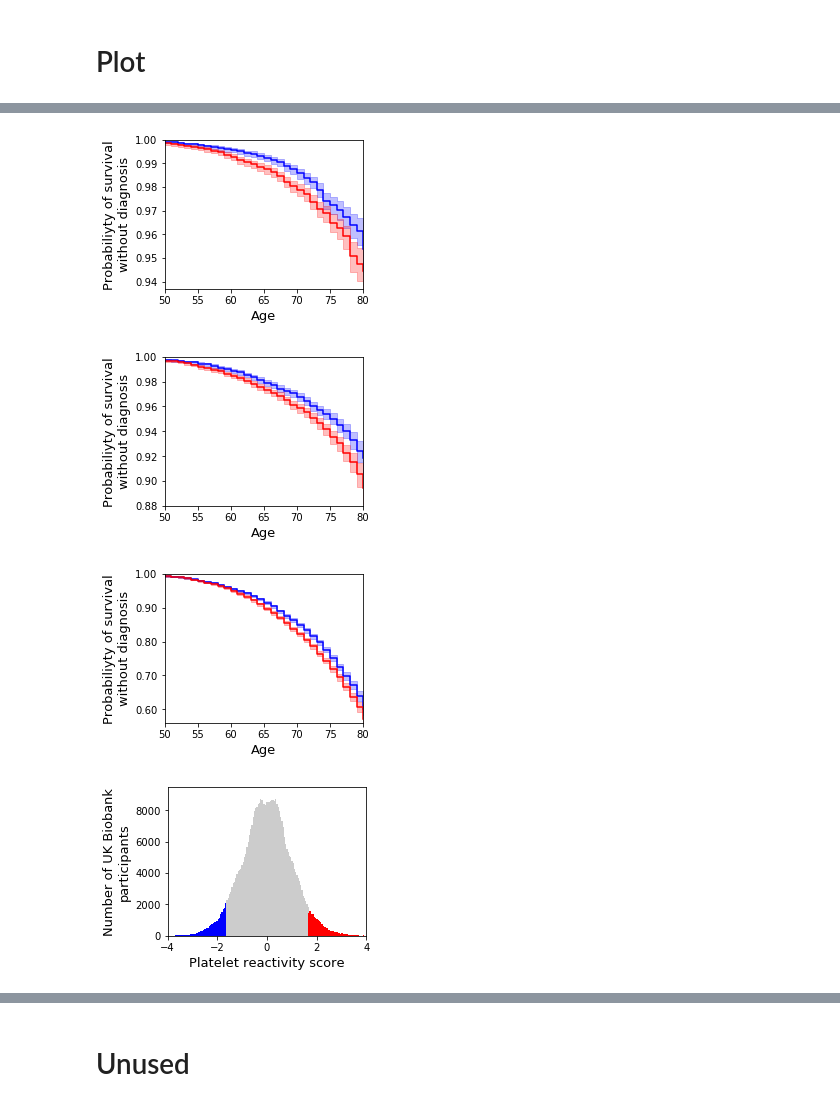
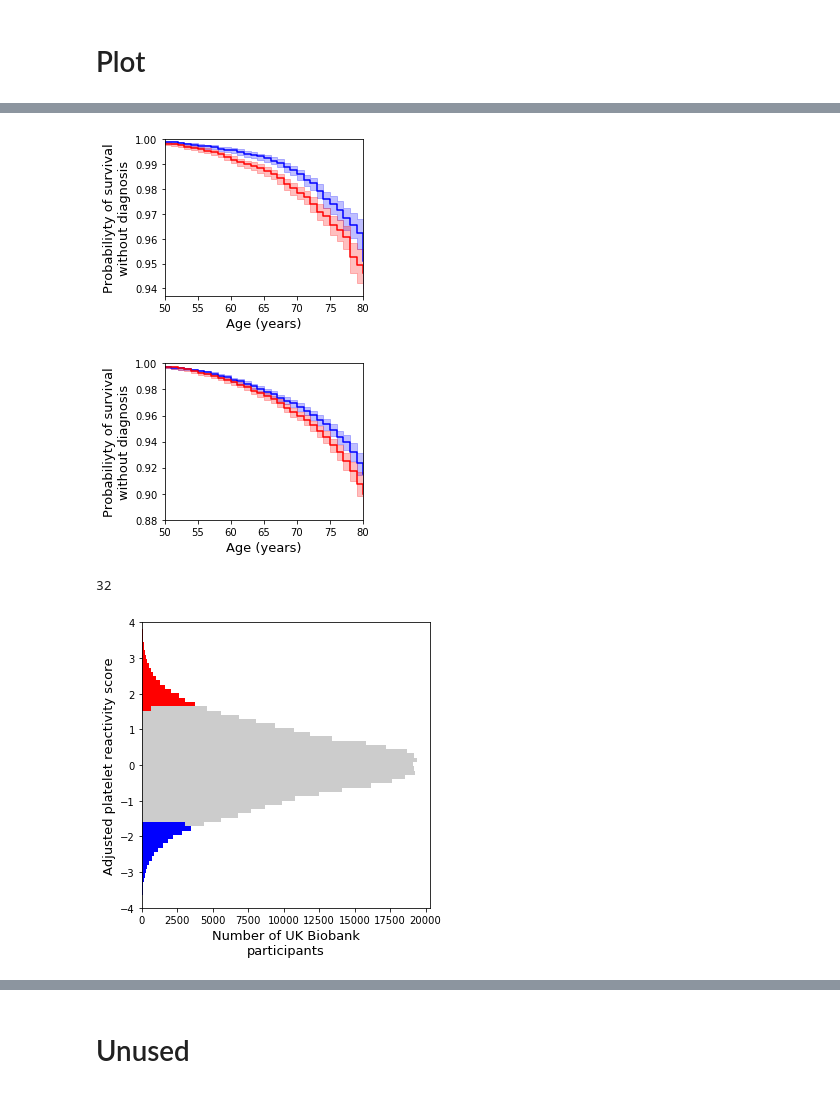
Before and after one commit to hippover/sysmex2pf, a Jupyter notebook: HV-9-UKB Analysis.ipynb, the cells around one changed output, grey strips where cells are left out. Saved outputs shown, nothing was run; the diff lists cells and outputs as text; code cells hidden in the pictures.

```diff
--- a/HV-9-UKB Analysis.ipynb
+++ b/HV-9-UKB Analysis.ipynb
@@ -225,0 +257,2 @@ X.shape
+# %%
+X = X.loc[X[[PLT_FIELD, MPV_FIELD, PCT_FIELD, PDW_FIELD]].isnull().sum(axis=1) == 0]
@@ -907,7 +604,6 @@ dfs = []
 for code in set(already_processed_codes):
     f = code_file(code)
     df = pd.read_csv(f,index_col=0)
-    df["lambda"] = np.log(df["HR"])
     dfs.append(df)
 cox = pd.concat(dfs,axis=0)
 cox.to_csv("%s/cox_results.csv" % run_dir)
@@ -1268 +953,5 @@ from lifelines import KaplanMeierFitter
+# %%
+X["adjusted_score"] = X["best_pval_score_homogenous"] - lm.predict(X[[
+          "SMOKING_RATE",CHOLESTEROL_FIELD,CRP_FIELD,SYSTOLIC_BP_FIELD,HDL_FIELD,SEX_FIELD,
+          PLT_FIELD,MPV_FIELD,PDW_FIELD,PCT_FIELD]])
 # %%
@@ -1314,26 +1004,26 @@ plt.savefig("/home/hv270/sysmex2pf/figures/survival_legend.pdf")
 f = [0.063,0.12,0.44]
 aspect_ratio = 3./4
 import matplotlib.ticker as mtick
-for i, code in enumerate(["I26","I21","I25"]):
+for i, code in enumerate(["I26","I21"]):
 
-    fig, ax = plt.subplots(figsize=(4.,4.))
+    fig, ax = plt.subplots(figsize=(4.,3.))
 
     events = all_ICD10_events.loc[all_ICD10_events.code == code]
 
-    X_ = pd.merge(X[[BIRTH_FIELD,SEX_FIELD, DIABETES_FIELD,"AGE","SMOKING_RATE_bin","CHOLESTEROL_bin"] + list(set(all_basics_ + pc_covars_cols + pheno_cols))],events,left_index=True,right_on="ID",how="left").copy()
+    X_ = pd.merge(X[[BIRTH_FIELD,SEX_FIELD, DIABETES_FIELD,"AGE","SMOKING_RATE_bin","CHOLESTEROL_bin",score_col] + list(set(pc_covars_cols + pheno_cols))],events,left_index=True,right_on="ID",how="left").copy()
     X_["T"] = X_["AGE"].copy().astype(int)
     X_.loc[~X_.AGE_AT_EVENT.isnull(),"T"] = X_.loc[~X_.AGE_AT_EVENT.isnull(),"AGE_AT_EVENT"].astype(int)
     #X_.loc[~X_.AGE_AT_EVENT.isnull(),"T"] = X_.loc[~X_.AGE_AT_EVENT.isnull(),"AGE_AT_EVENT"]
     X_["EVENT"] = ~X_.AGE_AT_EVENT.isnull()*1
     X_ = X_.loc[X_["T"] >= 30]
     assert X_["T"].isnull().sum() == 0
-    ax.set_aspect(aspect_ratio*30/f[i])
+    #ax.set_aspect(aspect_ratio*30/f[i])
     ax.set_ylim((1-f[i],1.))
     ax.set_xlim((50,80))
 
     a = 0.05
-    low = X_["best_pval_score_homogenous"] < X_["best_pval_score_homogenous"].quantile(a)
-    high = X_["best_pval_score_homogenous"] > X_["best_pval_score_homogenous"].quantile(1-a)
+    low = X_[score_col] < X_[score_col].quantile(a)
+    high = X_[score_col] > X_[score_col].quantile(1-a)
 
     kmf_low = KaplanMeierFitter()
     kmf_low.fit(X_.loc[low,"T"],X_.loc[low,"EVENT"])
@@ -1343,7 +1033,7 @@ for i, code in enumerate(["I26","I21","I25"]):
     kmf_high.fit(X_.loc[high,"T"],X_.loc[high,"EVENT"])
     kmf_high.plot_survival_function(loc=slice(50.,80.),label="Top %d%% of score" % int(100*a),legend=False,color="red")
 
-    plt.xlabel("Age",fontsize=13)
+    plt.xlabel("Age (years)",fontsize=13)
     plt.ylabel("Probabiliyty of survival\nwithout diagnosis",fontsize=13)
 
     ax.yaxis.set_major_formatter(mtick.FormatStrFormatter('%.2f'))
@@ -1355,23 +1045,30 @@ for i, code in enumerate(["I26","I21","I25"]):
     #plt.legend()
     #plt.savefig("/home/hv270/sysmex2pf/figures/survival_%s_legend.pdf" % code)
 # %% [output]
-[figure, old version]
+[figure, new version]
-[figure, old version]
+[figure, new version]
-[figure, removed]
+# %%
+np.argmin(np.abs(bins-np.quantile(X_[score_col],0.05)))
+# %% [output]
+32
 # %%
-bins = np.linspace(-4,4,int(8/0.05))
-fig = plt.figure(figsize=(4,4))
+bins = np.linspace(X_[score_col].min(),X_[score_col].max(),85,endpoint=True)
+#i_5 = np.argmin(np.abs(bins-np.quantile(X_[score_col],0.05)))
+#i_95 = np.argmin(np.abs(bins-np.quantile(X_[score_col],0.95)))
+#bins[i_5] = np.quantile(X_[score_col],0.05)
+#bins[i_95] = np.quantile(X_[score_col],0.95)
+fig = plt.figure(figsize=(5,5))
 ax = fig.add_subplot(111)
-y_max = 9500
+y_max = 8500
 ax.set_ylim((0,y_max))
-ax.set_aspect(aspect_ratio*8/y_max)
-ax.set_xlim((-4,4))
-plt.hist(X_["best_pval_score_homogenous"],bins=bins,color="gray",alpha=.4);
-plt.hist(X_.loc[low,"best_pval_score_homogenous"],bins=bins,color="blue",alpha=1);
-plt.hist(X_.loc[high,"best_pval_score_homogenous"],bins=bins,color="red",alpha=1);
-plt.xlabel("Platelet reactivity score",fontsize=13)
-plt.ylabel("Number of UK Biobank\nparticipants",fontsize=13)
+#ax.set_aspect(aspect_ratio*8/y_max)
+ax.set_ylim((-4,4))
+plt.hist(X_[score_col],bins=bins,color="gray",alpha=.4,orientation="horizontal");
+plt.hist(X_.loc[low,score_col],bins=bins,color="blue",alpha=1,orientation="horizontal");
+plt.hist(X_.loc[high,score_col],bins=bins,color="red",alpha=1,orientation="horizontal");
+plt.ylabel("Adjusted platelet reactivity score",fontsize=13)
+plt.xlabel("Number of UK Biobank\nparticipants",fontsize=13)
 plt.tight_layout()
 plt.savefig("/home/hv270/sysmex2pf/figures/score_hist.pdf")
 # %% [output]
-[figure, old version]
+[figure, new version]
```
Also changed, not shown: parts of 131 cells of this notebook, 12 other files.
